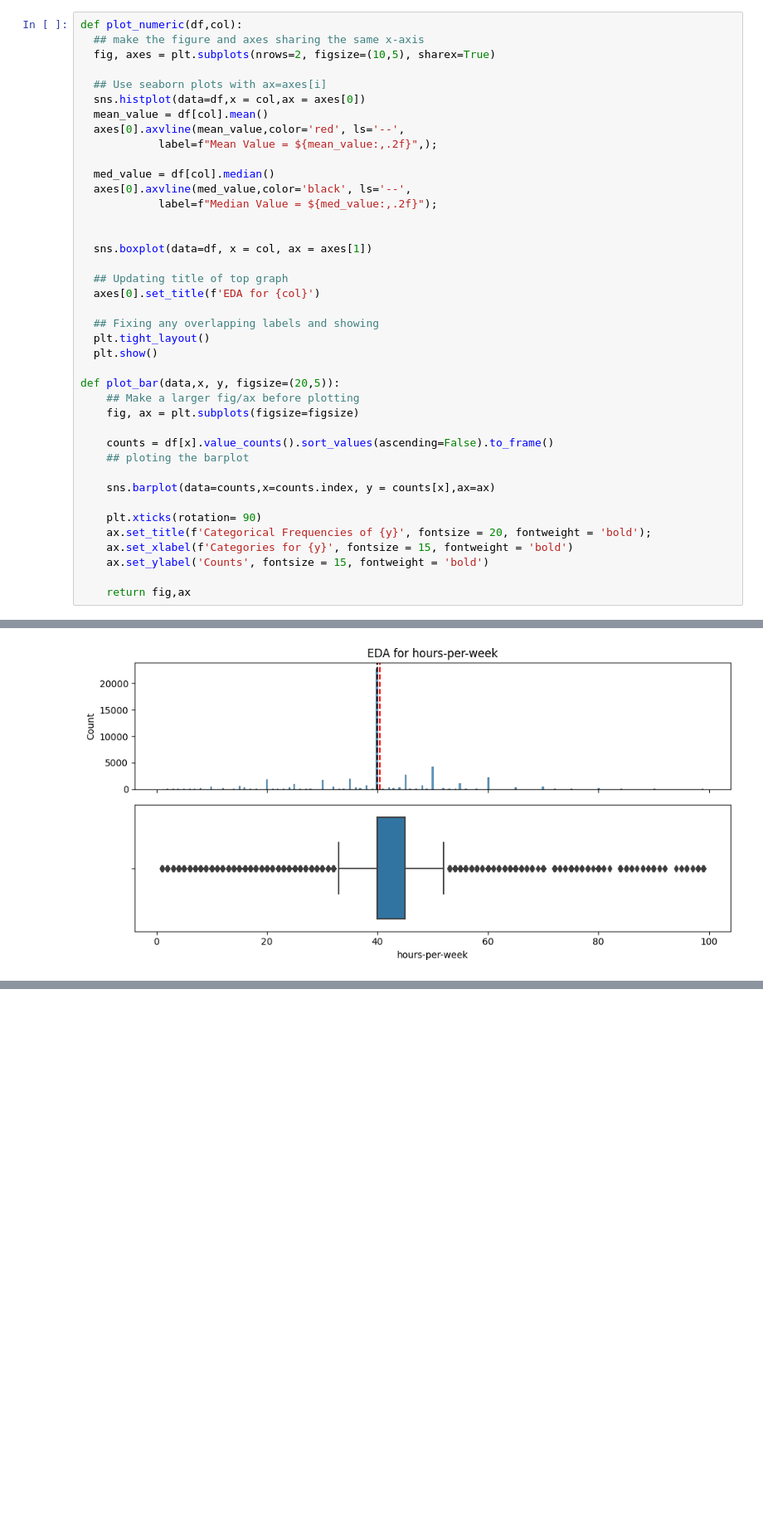
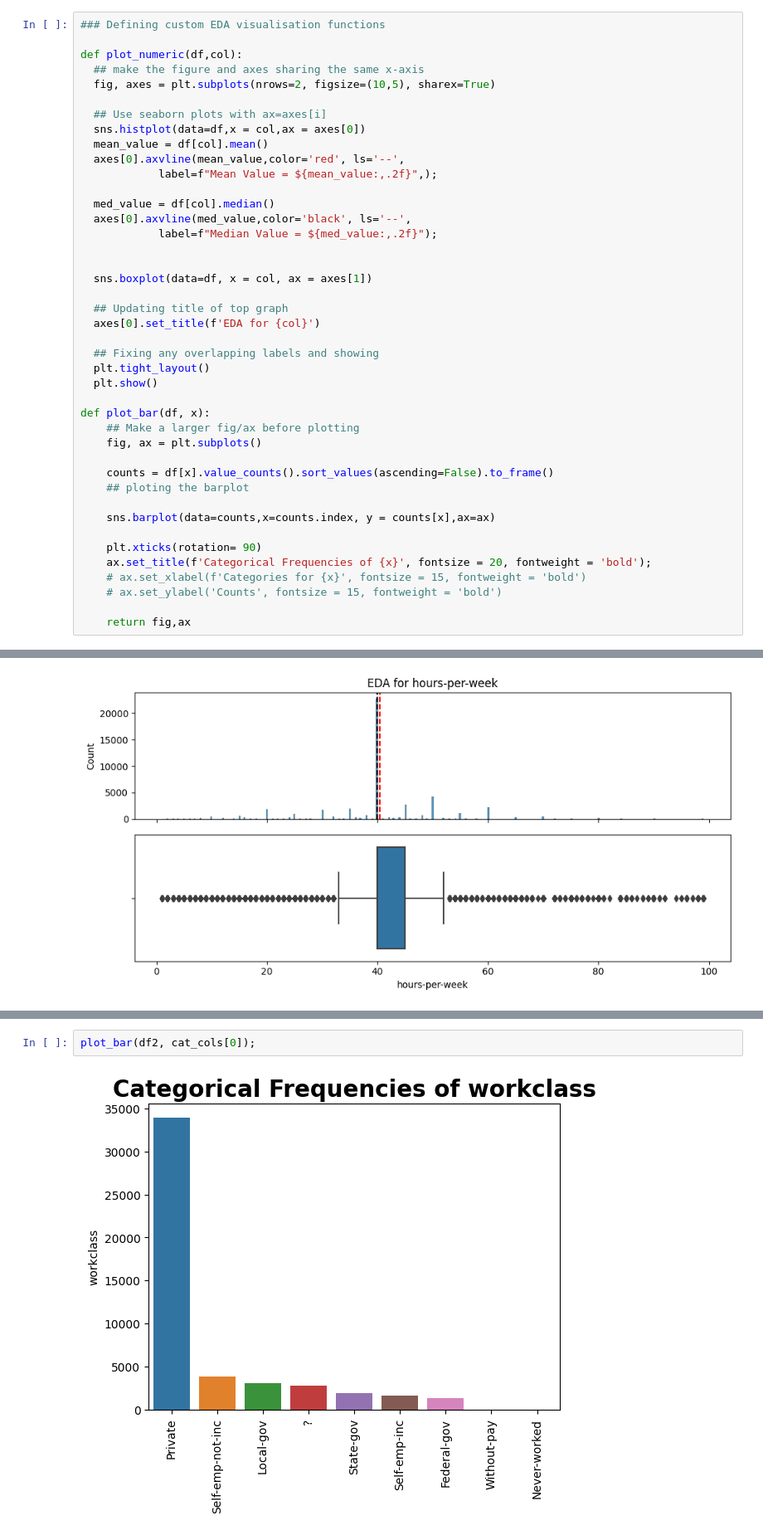
Before and after one commit to GyaviWalls/extra_datasets, a Jupyter notebook: Project_2.ipynb, the cells around one changed output, grey strips where cells are left out. Shown at 83% size. Saved outputs shown, nothing was run; the diff lists cells and outputs as text; blank space fills up the shorter version.

```diff
--- a/Project_2.ipynb
+++ b/Project_2.ipynb
@@ -257,4 +257,6 @@ Name: income, dtype: int64
 # %%
+### Defining custom EDA visualisation functions
+
 def plot_numeric(df,col):
   ## make the figure and axes sharing the same x-axis
   fig, axes = plt.subplots(nrows=2, figsize=(10,5), sharex=True)
@@ -279,9 +281,9 @@ def plot_numeric(df,col):
   plt.tight_layout()
   plt.show()
 
-def plot_bar(data,x, y, figsize=(20,5)):
+def plot_bar(df, x):
     ## Make a larger fig/ax before plotting
-    fig, ax = plt.subplots(figsize=figsize)
+    fig, ax = plt.subplots()
 
     counts = df[x].value_counts().sort_values(ascending=False).to_frame()
     ## ploting the barplot
@@ -289,9 +291,9 @@ def plot_bar(data,x, y, figsize=(20,5)):
     sns.barplot(data=counts,x=counts.index, y = counts[x],ax=ax)
 
     plt.xticks(rotation= 90)
-    ax.set_title(f'Categorical Frequencies of {y}', fontsize = 20, fontweight = 'bold');
-    ax.set_xlabel(f'Categories for {y}', fontsize = 15, fontweight = 'bold')
-    ax.set_ylabel('Counts', fontsize = 15, fontweight = 'bold')
+    ax.set_title(f'Categorical Frequencies of {x}', fontsize = 20, fontweight = 'bold');
+    # ax.set_xlabel(f'Categories for {x}', fontsize = 15, fontweight = 'bold')
+    # ax.set_ylabel('Counts', fontsize = 15, fontweight = 'bold')
 
     return fig,ax
 # %%
@@ -331,0 +331,4 @@ IndexError: ignored
+# %%
+plot_bar(df2, cat_cols[0]);
+# %% [output]
+[figure, added]
```
Also changed, not shown: parts of 10 cells of this notebook.
